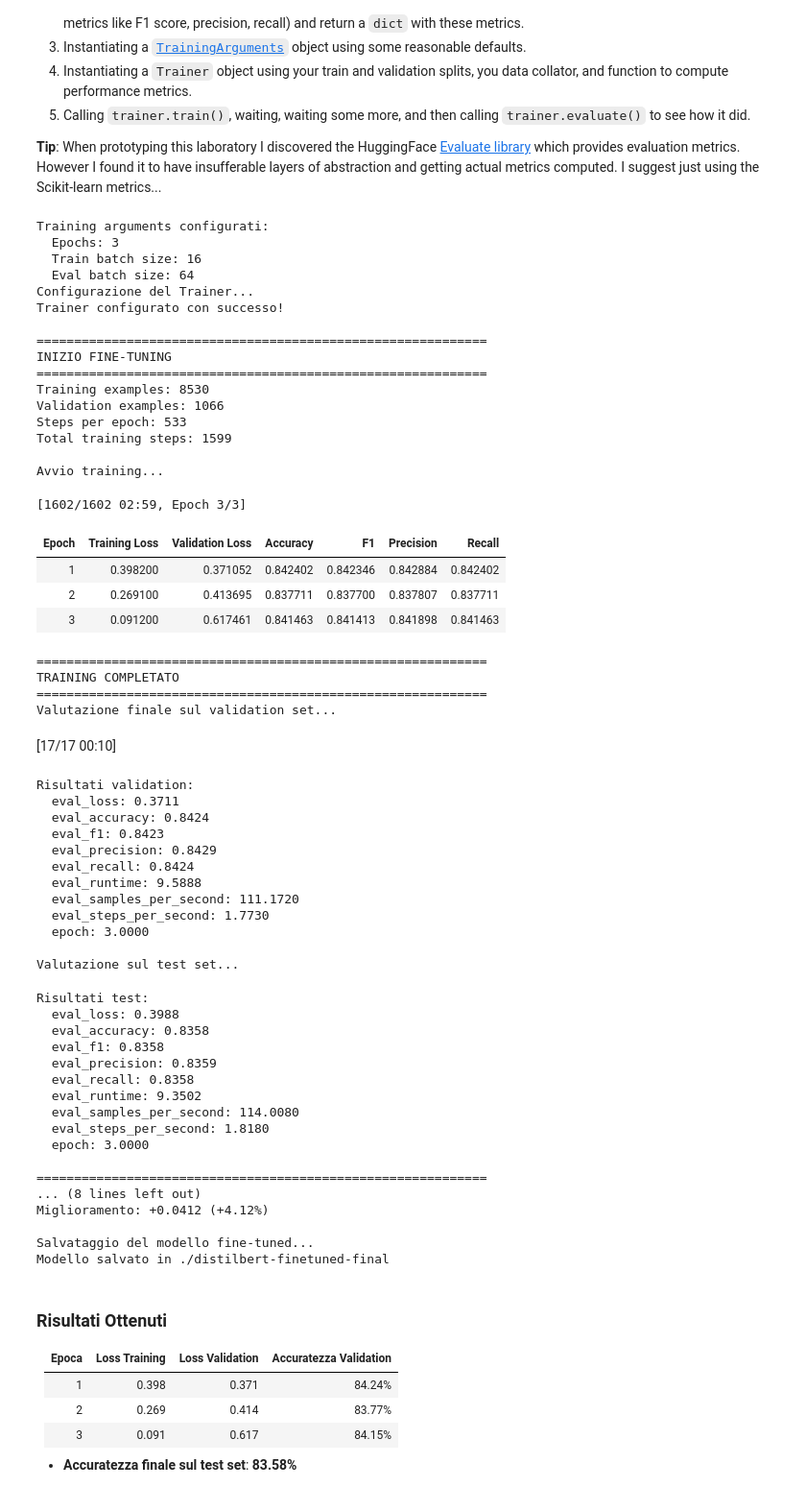
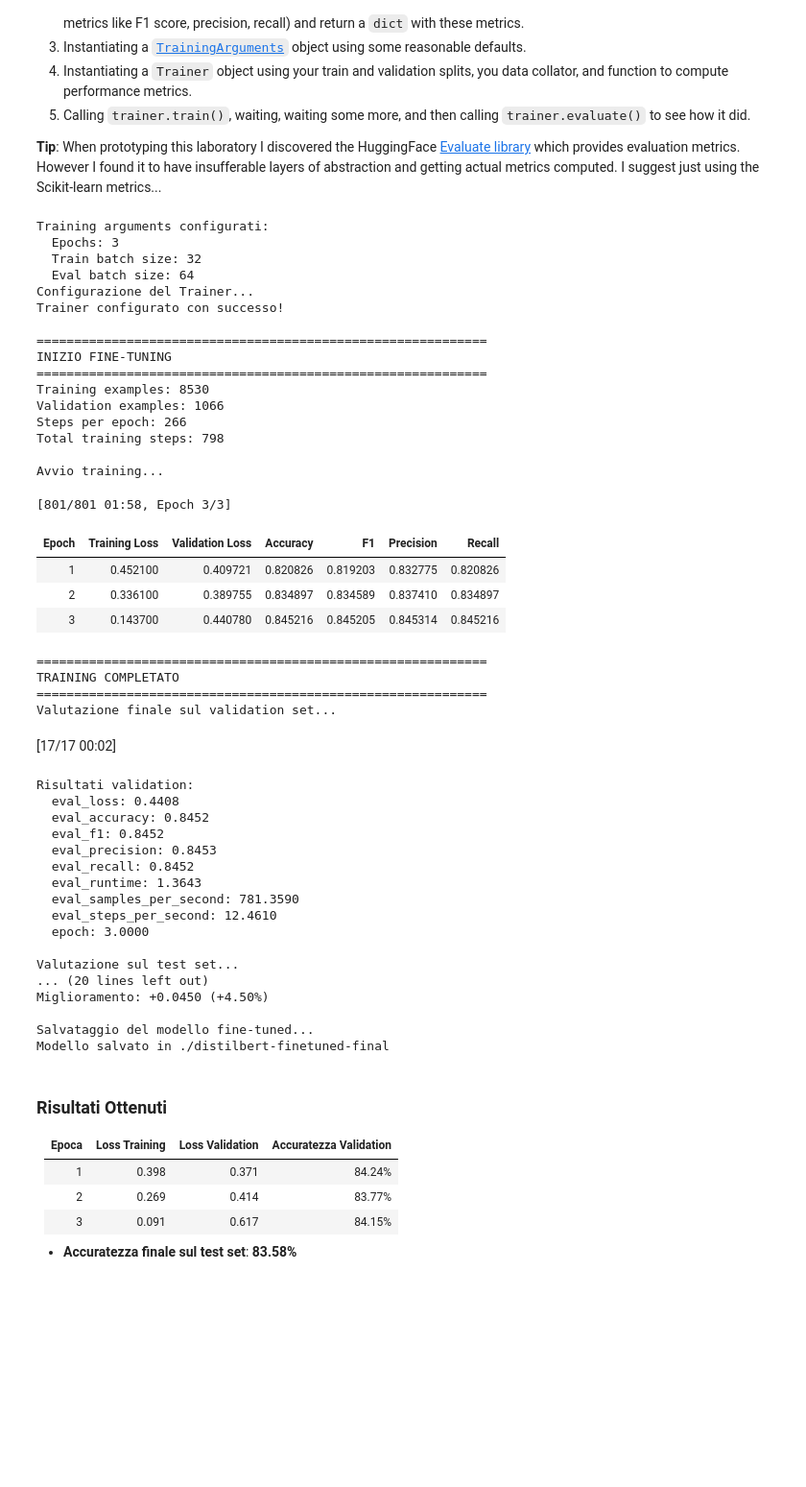
Before and after one commit to biondiLeo/DLA_Labs_2024_2025, a Jupyter notebook: Lab3-Transformers/Lab3-Transformers.ipynb, the cells around one changed output. Shown at 96% size. Drawn from its saved outputs; the diff is of its cells as text; code cells hidden in the pictures; blank space fills up the shorter version.

```diff
--- a/Lab3-Transformers/Lab3-Transformers.ipynb
+++ b/Lab3-Transformers/Lab3-Transformers.ipynb
@@ -705,11 +729,15 @@ Finally. In this exercise you should use a HuggingFace [`Trainer`](https://huggi
 
 **Tip**: When prototyping this laboratory I discovered the HuggingFace [Evaluate library](https://huggingface.co/docs/evaluate/en/index) which provides evaluation metrics. However I found it to have insufferable layers of abstraction and getting actual metrics computed. I suggest just using the Scikit-learn metrics...
 # %%
-# 2. Data Collator per batch construction con padding
+# Data Collator per batch construction con padding
+# Crea un data collator che:
+# - Applica padding dinamico ai testi (rende tutti della stessa lunghezza nel batch)
+# - Converte i dati in tensori PyTorch ("pt" = PyTorch tensors)
+# - Ottimizza la memoria applicando padding solo al batch corrente
 data_collator = DataCollatorWithPadding(
-    tokenizer=tokenizer,
-    padding=True,
-    return_tensors="pt"
+    tokenizer=tokenizer,       # Usa il tokenizer per capire i token speciali
+    padding=True,              # Applica padding ai testi più corti
+    return_tensors="pt"        # Restituisce tensori PyTorch (compatibili GPU)
 )
 
 # 3. Funzione di valutazione
@@ -740,7 +768,7 @@ def compute_metrics(eval_pred):
 training_args = TrainingArguments(
     output_dir='./distilbert-finetuned-sentiment',
     num_train_epochs=3,                    # Numero di epoche
-    per_device_train_batch_size=16,        # Batch size per training
+    per_device_train_batch_size=32,        # Batch size per training
     per_device_eval_batch_size=64,         # Batch size per evaluation
     warmup_steps=500,                      # Warmup steps per learning rate
     weight_decay=0.01,                     # Weight decay per regolarizzazione
@@ -748,12 +776,13 @@ training_args = TrainingArguments(
     logging_steps=100,                     # Log ogni 100 steps
     eval_strategy="epoch",                 # Valuta alla fine di ogni epoca (renamed from evaluation_strategy)
     save_strategy="epoch",                 # Salva alla fine di ogni epoca
-    load_best_model_at_end=True,          # Carica il miglior modello alla fine
+    load_best_model_at_end=True,           # Carica il miglior modello alla fine
     metric_for_best_model="accuracy",      # Metrica per scegliere il miglior modello
     greater_is_better=True,                # accuracy maggiore = migliore
     save_total_limit=2,                    # Mantieni solo i 2 migliori checkpoint
     seed=42,                               # Seed per riproducibilità
-    dataloader_num_workers=2,              # Worker per caricamento dati
+    dataloader_num_workers=0,              # Worker per caricamento dati
+     dataloader_pin_memory=True,           # Velocizza trasferimento CPU --> GPU
     report_to=[],                          # Disabilita reporting (wandb, etc.) - usa lista vuota invece di None
 )
 
@@ -769,7 +798,7 @@ trainer = Trainer(
     args=training_args,                    # Training arguments
     train_dataset=train_dataset_tokenized, # Dataset di training tokenizzato
     eval_dataset=val_dataset_tokenized,    # Dataset di validation tokenizzato
-    tokenizer=tokenizer,                   # Tokenizer
+    processing_class=tokenizer,                   # Tokenizer
     data_collator=data_collator,           # Data collator per padding
     compute_metrics=compute_metrics,       # Funzione per calcolare metriche
 )
@@ -823,74 +852,62 @@ print("CONFRONTO CON BASELINE")
 print("="*60)
 print("Baseline (DistilBERT + SVM):")
 print(f"  Test Accuracy: 0.7946")
 print(f"\nFine-tuned DistilBERT:")
 print(f"  Test Accuracy: {test_results.get('eval_accuracy', 'N/A'):.4f}")
 
 if 'eval_accuracy' in test_results:
     improvement = test_results['eval_accuracy'] - 0.7946
     print(f"\nMiglioramento: {improvement:+.4f} ({improvement*100:+.2f}%)")
 
 # 10. Salva il modello finale
 print("\nSalvataggio del modello fine-tuned...")
 trainer.save_model("./distilbert-finetuned-final")
 tokenizer.save_pretrained("./distilbert-finetuned-final")
 print("Modello salvato in ./distilbert-finetuned-final")
 # %% [output]
 Training arguments configurati:
   Epochs: 3
-  Train batch size: 16
+  Train batch size: 32
   Eval batch size: 64
 Configurazione del Trainer...
 Trainer configurato con successo!
 
 ============================================================
 INIZIO FINE-TUNING
 ============================================================
 Training examples: 8530
 Validation examples: 1066
-Steps per epoch: 533
-Total training steps: 1599
+Steps per epoch: 266
+Total training steps: 798
 
 Avvio training...
-[1602/1602 02:59, Epoch 3/3]
+[801/801 01:58, Epoch 3/3]
 | Epoch | Training Loss | Validation Loss | Accuracy | F1 | Precision | Recall |
-| 1 | 0.398200 | 0.371052 | 0.842402 | 0.842346 | 0.842884 | 0.842402 |
-| 2 | 0.269100 | 0.413695 | 0.837711 | 0.837700 | 0.837807 | 0.837711 |
-| 3 | 0.091200 | 0.617461 | 0.841463 | 0.841413 | 0.841898 | 0.841463 |
+| 1 | 0.452100 | 0.409721 | 0.820826 | 0.819203 | 0.832775 | 0.820826 |
+| 2 | 0.336100 | 0.389755 | 0.834897 | 0.834589 | 0.837410 | 0.834897 |
+| 3 | 0.143700 | 0.440780 | 0.845216 | 0.845205 | 0.845314 | 0.845216 |
 ============================================================
 TRAINING COMPLETATO
 ============================================================
 Valutazione finale sul validation set...
-[17/17 00:10]
+[17/17 00:02]
 Risultati validation:
-  eval_loss: 0.3711
-  eval_accuracy: 0.8424
-  eval_f1: 0.8423
-  eval_precision: 0.8429
-  eval_recall: 0.8424
-  eval_runtime: 9.5888
-  eval_samples_per_second: 111.1720
-  eval_steps_per_second: 1.7730
+  eval_loss: 0.4408
+  eval_accuracy: 0.8452
+  eval_f1: 0.8452
+  eval_precision: 0.8453
+  eval_recall: 0.8452
+  eval_runtime: 1.3643
+  eval_samples_per_second: 781.3590
+  eval_steps_per_second: 12.4610
   epoch: 3.0000
 
 Valutazione sul test set...
+... (20 lines left out)
+Miglioramento: +0.0450 (+4.50%)
+
+Salvataggio del modello fine-tuned...
+Modello salvato in ./distilbert-finetuned-final
-Risultati test:
-  eval_loss: 0.3988
-  eval_accuracy: 0.8358
-  eval_f1: 0.8358
-  eval_precision: 0.8359
-  eval_recall: 0.8358
-  eval_runtime: 9.3502
-  eval_samples_per_second: 114.0080
-  eval_steps_per_second: 1.8180
-  epoch: 3.0000
-
-============================================================
-... (8 lines left out)
-Miglioramento: +0.0412 (+4.12%)
-
-Salvataggio del modello fine-tuned...
-Modello salvato in ./distilbert-finetuned-final
 # %% [markdown]
 ### Risultati Ottenuti
 
```
Also changed, not shown: parts of 8 cells of this notebook, 2 other files.
